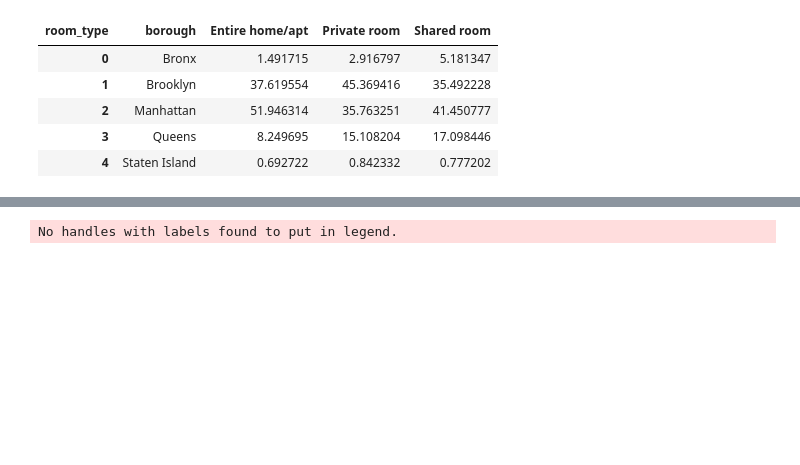
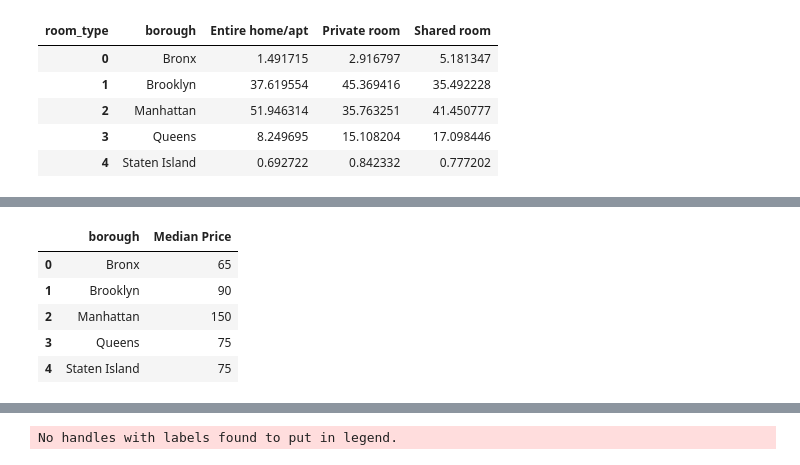
Before and after one commit to alwayscaffeinated/Airbnb-NYC, a Jupyter notebook: NYC_AirBnB.ipynb, the cells around one changed output, grey strips where cells are left out. Saved outputs shown, nothing was run; the diff lists cells and outputs as text; code cells hidden in the pictures; blank space fills up the shorter version.

```diff
--- a/NYC_AirBnB.ipynb
+++ b/NYC_AirBnB.ipynb
@@ -212,3 +232,17 @@ px.bar(borough_room_percent_long,
       )
 # %% [output]
 [interactive output not drawn]
+# %%
+borough_median_price = data.groupby('borough').agg({'price': pd.Series.median}).unstack().reset_index()
+# %%
+borough_median_price =  borough_median_price.iloc[:,[1,2]]
+borough_median_price.rename(columns = {0:'Median Price'}, inplace = True)
+# %%
+borough_median_price
+# %% [output]
+|  | borough | Median Price |
+| 0 | Bronx | 65 |
+| 1 | Brooklyn | 90 |
+| 2 | Manhattan | 150 |
+| 3 | Queens | 75 |
+| 4 | Staten Island | 75 |
```
Also changed, not shown: parts of 10 cells of this notebook.
